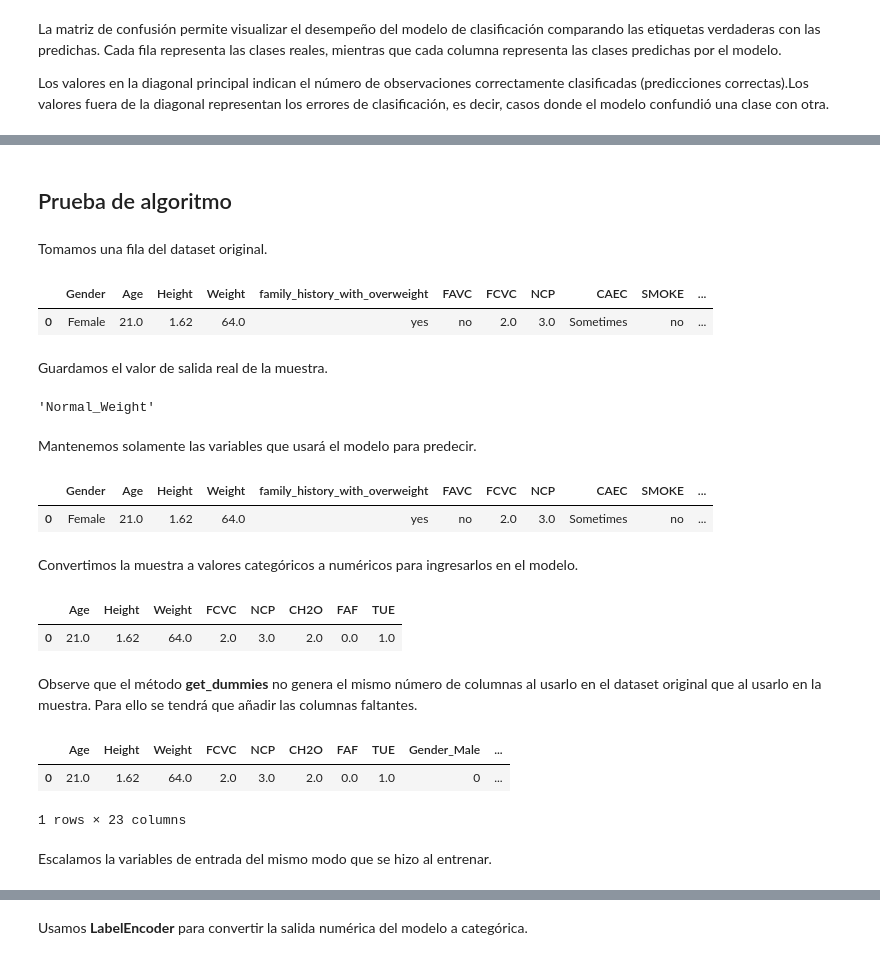
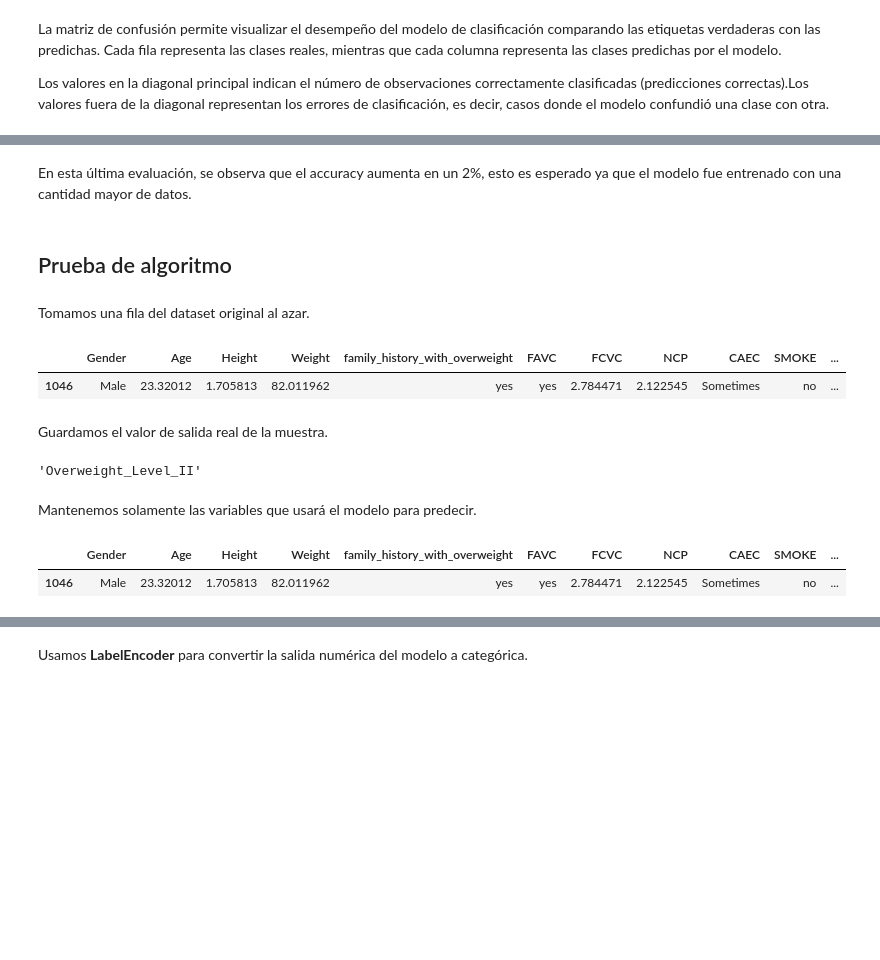
Before and after one commit to gabo196/MLOps_Equipo60, a Jupyter notebook: index.ipynb, the cells around one changed output, grey strips where cells are left out. Drawn from its saved outputs; the diff is of its cells as text; code cells hidden in the pictures; blank space fills up the shorter version.

```diff
--- a/index.ipynb
+++ b/index.ipynb
@@ -179,20 +255,24 @@ plt.show()
+# %% [markdown]
+En esta última evaluación, se observa que el accuracy aumenta en un 2%, esto es esperado ya que el modelo fue entrenado con una cantidad mayor de datos.
 # %% [markdown]
 ## Prueba de algoritmo
 # %% [markdown]
-Tomamos una fila del dataset original.
+Tomamos una fila del dataset original al azar.
 # %%
-muestra = obesity_data.iloc[[0]]
+n_rows = len(obesity_data)
+random_number = random.randint(0, n_rows - 1)
+muestra = obesity_data.iloc[[random_number]]
 muestra
 # %% [output]
 |  | Gender | Age | Height | Weight | family_history_with_overweight | FAVC | FCVC | NCP | CAEC | SMOKE | ... |
-| 0 | Female | 21.0 | 1.62 | 64.0 | yes | no | 2.0 | 3.0 | Sometimes | no | ... |
+| 1046 | Male | 23.32012 | 1.705813 | 82.011962 | yes | yes | 2.784471 | 2.122545 | Sometimes | no | ... |
 # %% [markdown]
 Guardamos el valor de salida real de la muestra.
 # %%
-valor_real = muestra["NObeyesdad"][0]
+valor_real = muestra["NObeyesdad"][random_number]
 valor_real
 # %% [output]
-'Normal_Weight'
+'Overweight_Level_II'
 # %% [markdown]
 Mantenemos solamente las variables que usará el modelo para predecir.
 # %%
@@ -200,23 +280,4 @@ muestra_X = muestra.drop("NObeyesdad", axis=1)
 muestra_X
 # %% [output]
 |  | Gender | Age | Height | Weight | family_history_with_overweight | FAVC | FCVC | NCP | CAEC | SMOKE | ... |
-| 0 | Female | 21.0 | 1.62 | 64.0 | yes | no | 2.0 | 3.0 | Sometimes | no | ... |
+| 1046 | Male | 23.32012 | 1.705813 | 82.011962 | yes | yes | 2.784471 | 2.122545 | Sometimes | no | ... |
-# %% [markdown]
-Convertimos la muestra a valores categóricos a numéricos para ingresarlos en el modelo.
-# %%
-muestra_X = pd.get_dummies(muestra_X, drop_first=True)
-muestra_X
-# %% [output]
-|  | Age | Height | Weight | FCVC | NCP | CH2O | FAF | TUE |
-| 0 | 21.0 | 1.62 | 64.0 | 2.0 | 3.0 | 2.0 | 0.0 | 1.0 |
-# %% [markdown]
-Observe que el método **get_dummies** no genera el mismo número de columnas al usarlo en el dataset original que al usarlo en la muestra. Para ello se tendrá que añadir las columnas faltantes.
-# %%
-muestra_X = muestra_X.reindex(columns=X.columns, fill_value=0)
-muestra_X
-# %% [output]
-|  | Age | Height | Weight | FCVC | NCP | CH2O | FAF | TUE | Gender_Male | ... |
-| 0 | 21.0 | 1.62 | 64.0 | 2.0 | 3.0 | 2.0 | 0.0 | 1.0 | 0 | ... |
-1 rows × 23 columns
-# %% [markdown]
-Escalamos la variables de entrada del mismo modo que se hizo al entrenar.
```
Also changed, not shown: parts of 38 cells of this notebook.
